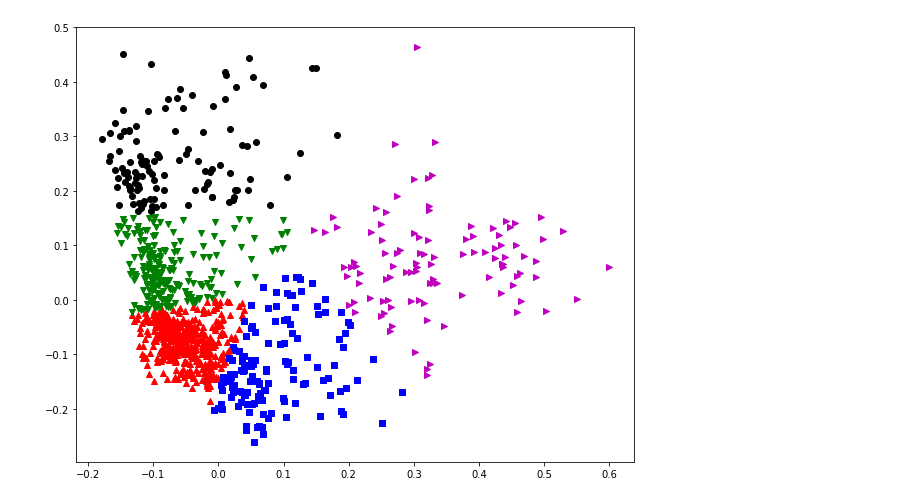
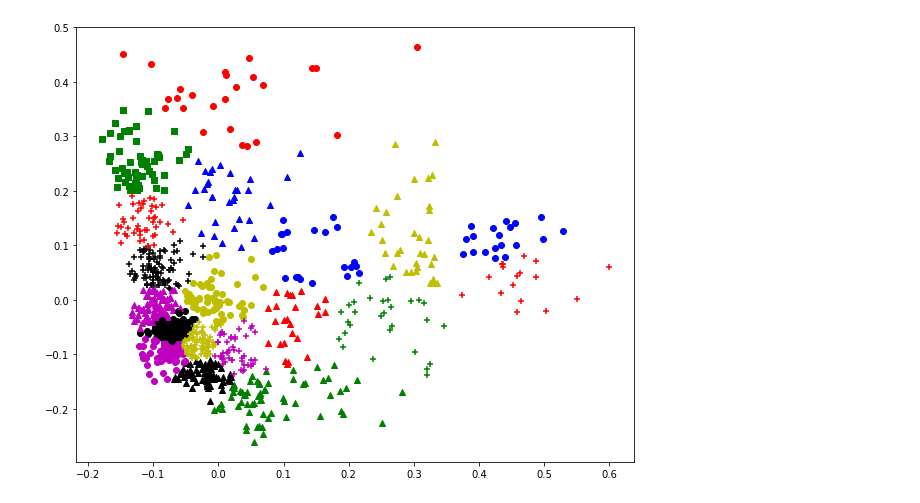
Before and after one commit to U-rara/Search-Engine-Course-Design, a Jupyter notebook: Spider/K-Means_EN.ipynb, the cells around one changed output. Saved outputs shown, nothing was run; the diff lists cells and outputs as text; code cells hidden in the pictures.

```diff
--- a/Spider/K-Means_EN.ipynb
+++ b/Spider/K-Means_EN.ipynb
@@ -38,18 +38,18 @@ tfidf_matrix = pca.fit_transform(tfidf_matrix)
 # %%
 # K-Means
 
-km_cluster = KMeans(n_clusters=5, max_iter=300, n_init=2,
+km_cluster = KMeans(n_clusters=20, max_iter=300, n_init=2,
                     init='random', verbose=False)
 
 # 返回各自文本的所被分配到的类索引
 labels = km_cluster.fit_predict(tfidf_matrix)
 
-markers = ['^', 'v', 's', '>', 'o', '<']
-colors = ['r', 'g', 'b', 'm', 'k', 'y']
+markers = ['^', '^', '^', '^', '^', '^', '^', 'o', 'o', 'o', 'o', 'o', 'o', '+', '+', '+', '+', '+', '+', 's', 's']
+colors = ['r', 'g', 'b', 'm', 'k', 'y', 'g', 'r', 'b', 'm', 'k', 'y', 'b', 'g', 'r', 'm', 'k', 'y', 'r', 'g' ]
 
 fig, ax = plt.subplots(1, 1, figsize=(10, 8))
 for i in range(len(labels)):
     plt.scatter(tfidf_matrix[i, 0], tfidf_matrix[i, 1], c=colors[labels[i]], marker=markers[labels[i]])
 fig.savefig('./kMeans.png', transparent=False, dpi=600, bbox_inches="tight")
 # %% [output]
-[figure, old version]
+[figure, new version]
```
Also changed, not shown: 2 other files.
